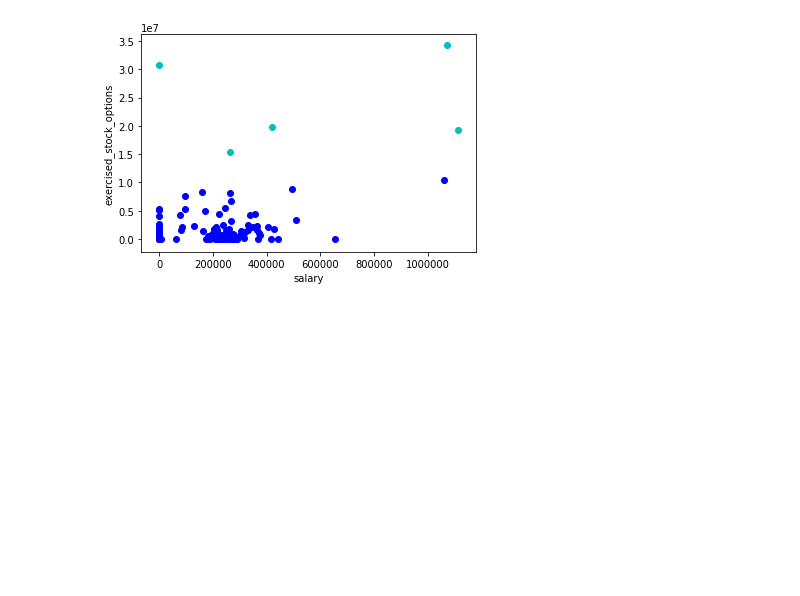
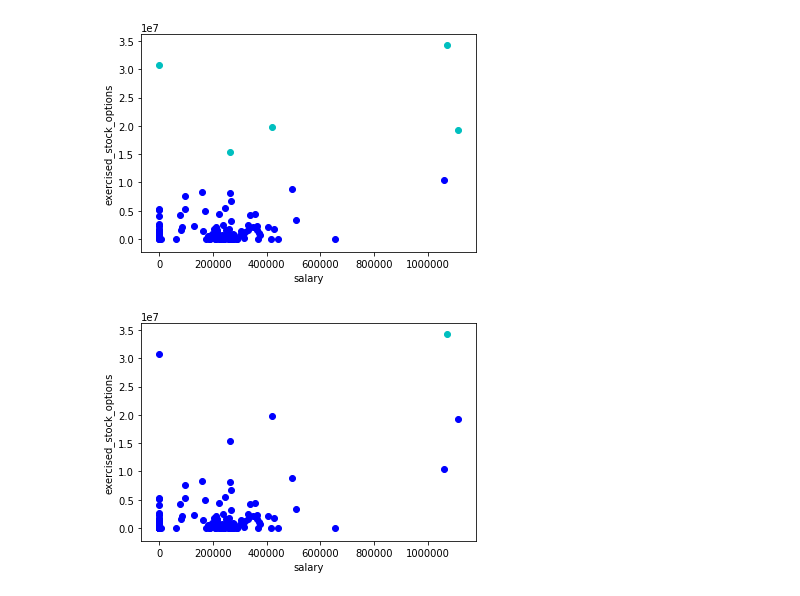
Before and after one commit to CP1984/UDACITY--Intro_to_Machine_Learning, a Jupyter notebook: ud120-projects-master/k_means/k_means_cluster.ipynb, the cells around one changed output. Saved outputs shown, nothing was run; the diff lists cells and outputs as text; code cells hidden in the pictures; blank space fills up the shorter version.

Commit message:
Finish Lesson 9, video 21, Clustering with 3 Features.

```diff
--- a/ud120-projects-master/k_means/k_means_cluster.ipynb
+++ b/ud120-projects-master/k_means/k_means_cluster.ipynb
@@ -81,3 +81,22 @@ except NameError:
 # %% [output]
 [figure]
 [figure]
+# %%
+# Lesson 9, video 21, Clustering with 3 Features
+### the input features we want to use
+feature_1 = "salary"
+feature_2 = "exercised_stock_options"
+feature_3 = "total_payments"
+poi  = "poi"
+features_list = [poi, feature_1, feature_2, feature_3]
+data = featureFormat(data_dict, features_list )
+poi, finance_features = targetFeatureSplit( data )
+
+### cluster here; create predictions of the cluster labels
+### for the data and store them to a list called pred
+kmeans = KMeans(n_clusters=2).fit(finance_features)
+pred = kmeans.predict(finance_features)
+
+Draw(pred, finance_features, poi, mark_poi=False, name="clusters_video21.pdf", f1_name=feature_1, f2_name=feature_2)
+# %% [output]
+[figure, added]
```
Also changed, not shown: parts of 1 cell of this notebook, 2 other files.
